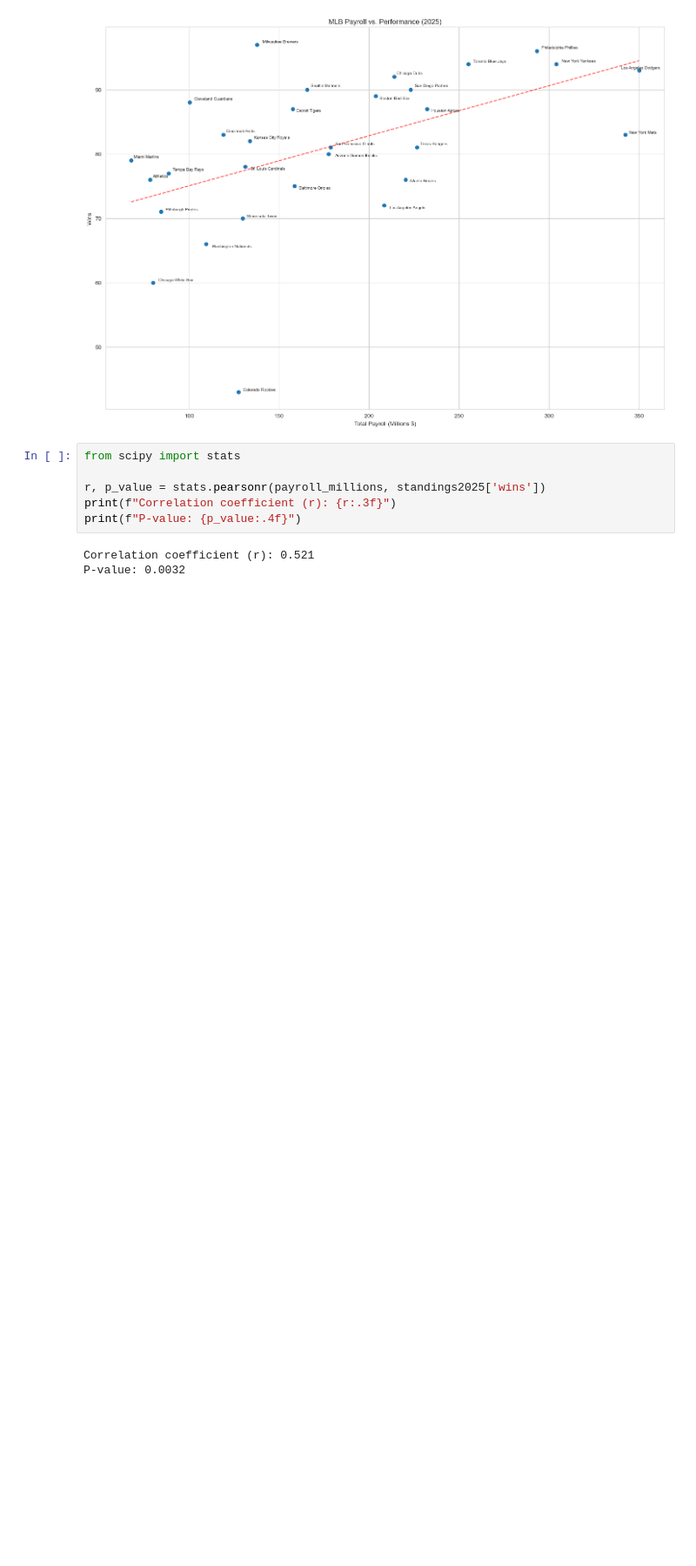
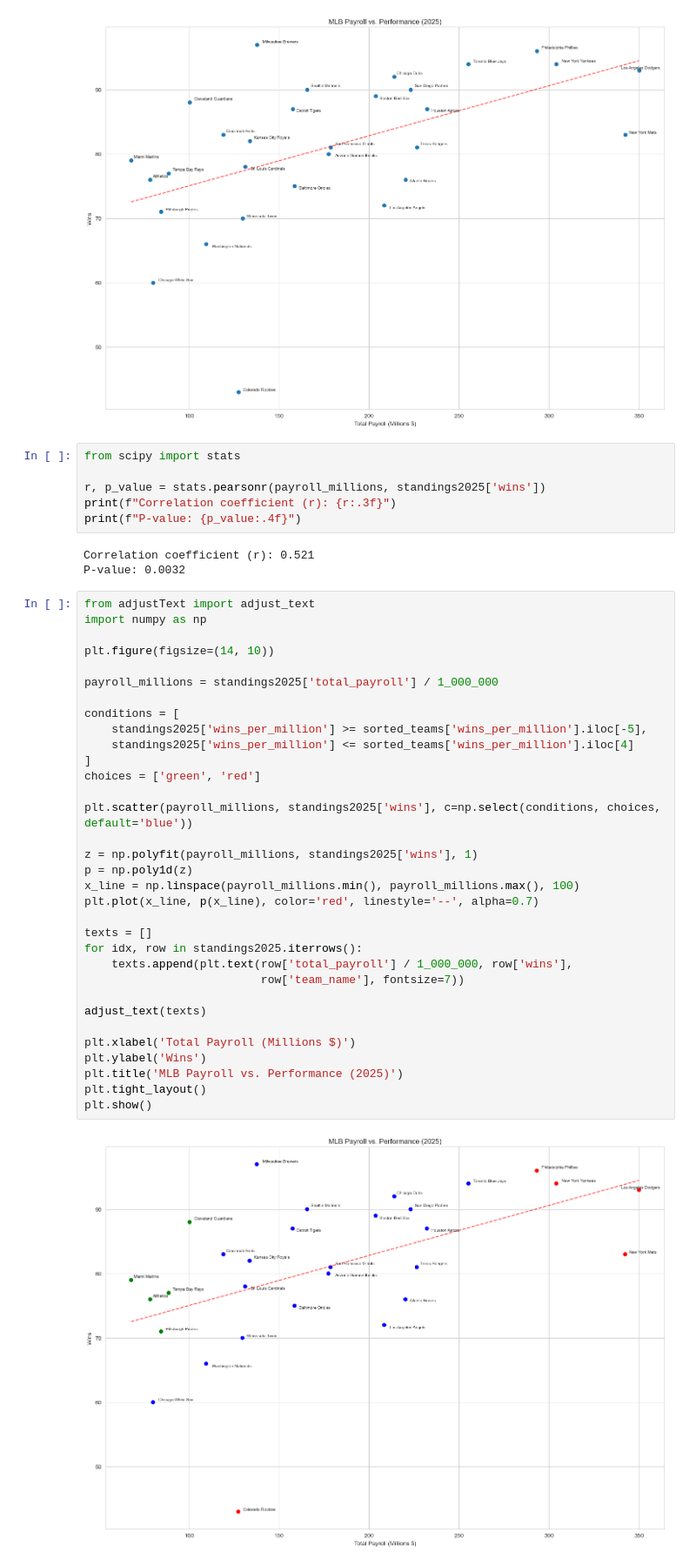
Before and after one commit to cmraymond96/mlb-payroll-efficiency, a Jupyter notebook: MLB_Payroll_Efficiency_2025.ipynb, the cells around one changed output. Shown at 87% size. Saved outputs shown, nothing was run; the diff lists cells and outputs as text; blank space fills up the shorter version.

Commit message:
Add color-coded scatter plot with efficiency tiers

```diff
--- a/MLB_Payroll_Efficiency_2025.ipynb
+++ b/MLB_Payroll_Efficiency_2025.ipynb
@@ -222,3 +226,38 @@ print(f"P-value: {p_value:.4f}")
 # %% [output]
 Correlation coefficient (r): 0.521
 P-value: 0.0032
+# %%
+from adjustText import adjust_text
+import numpy as np
+
+plt.figure(figsize=(14, 10))
+
+payroll_millions = standings2025['total_payroll'] / 1_000_000
+
+conditions = [
+    standings2025['wins_per_million'] >= sorted_teams['wins_per_million'].iloc[-5],
+    standings2025['wins_per_million'] <= sorted_teams['wins_per_million'].iloc[4]
+]
+choices = ['green', 'red']
+
+plt.scatter(payroll_millions, standings2025['wins'], c=np.select(conditions, choices, default='blue'))
+
+z = np.polyfit(payroll_millions, standings2025['wins'], 1)
+p = np.poly1d(z)
+x_line = np.linspace(payroll_millions.min(), payroll_millions.max(), 100)
+plt.plot(x_line, p(x_line), color='red', linestyle='--', alpha=0.7)
+
+texts = []
+for idx, row in standings2025.iterrows():
+    texts.append(plt.text(row['total_payroll'] / 1_000_000, row['wins'],
+                          row['team_name'], fontsize=7))
+
+adjust_text(texts)
+
+plt.xlabel('Total Payroll (Millions $)')
+plt.ylabel('Wins')
+plt.title('MLB Payroll vs. Performance (2025)')
+plt.tight_layout()
+plt.show()
+# %% [output]
+[figure, added]
```
Also changed, not shown: parts of 3 cells of this notebook, 1 other file.
